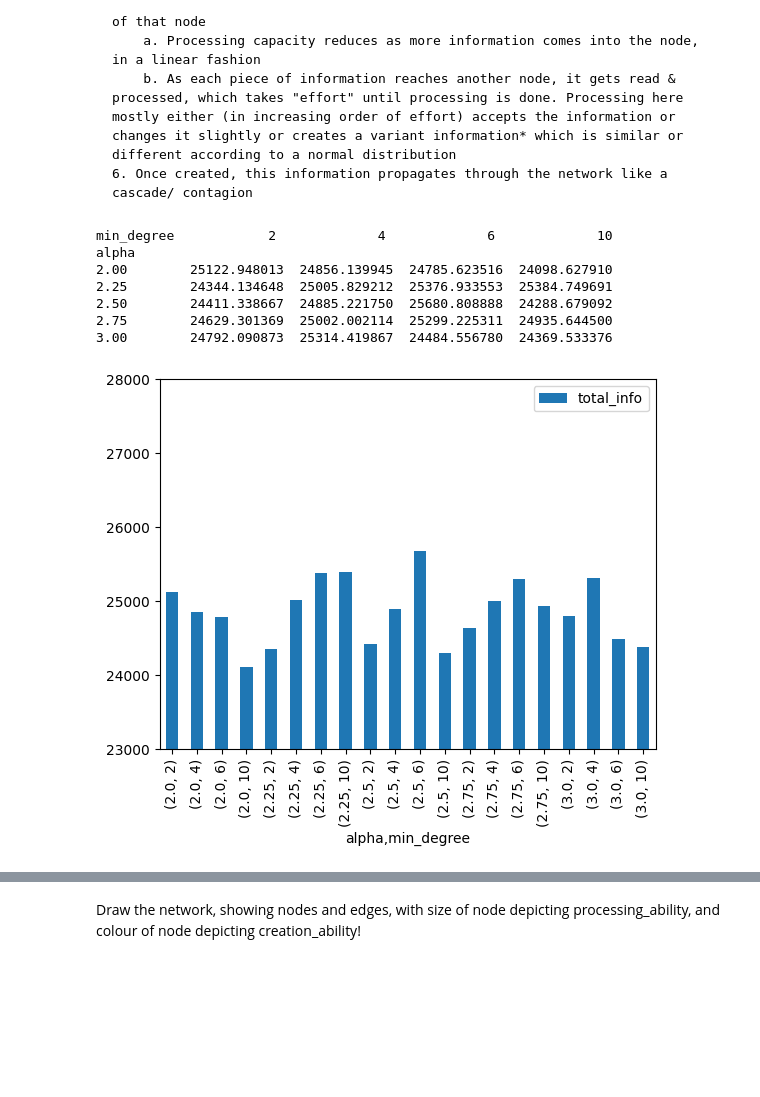
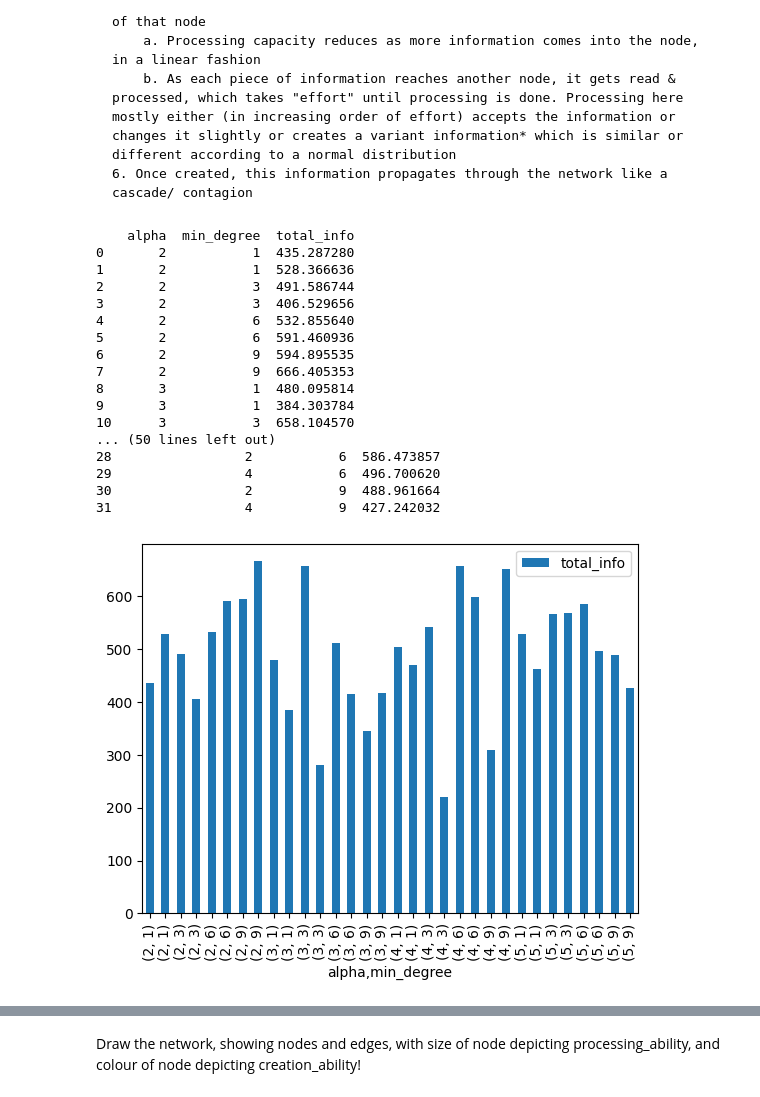
Before and after one commit to marquisdepolis/Network-Analysis, a Jupyter notebook: Network_Analysis.ipynb, the cells around one changed output, grey strips where cells are left out. Saved outputs shown, nothing was run; the diff lists cells and outputs as text; code cells hidden in the pictures; blank space fills up the shorter version.

```diff
--- a/Network_Analysis.ipynb
+++ b/Network_Analysis.ipynb
@@ -43,48 +43,66 @@ def run_simulation(num_nodes, min_degree, max_degree, alpha, processing_capacity
     num_steps = 100
     start_node = 0
     info_cascade = {node: np.random.uniform(0, 1) for node in G.nodes()}
     for i in range(num_steps):
         new_info_cascade = {}
         for node in G.nodes():
             # Calculate incoming information level at each node
             incoming_info = sum([info_cascade[n] for n in G.neighbors(node) if n in info_cascade])
             # Create new information at node
             new_info = create_information(incoming_info, processing_capacity[node], creation_ability[node])
             # Process incoming information and update new information level
             processed_info = process_information(new_info, processing_capacity[node])
             new_info_level = incoming_info + processed_info
             new_info_cascade[node] = new_info_level
         info_cascade = new_info_cascade
     # Calculate and return the sum of info_creation
     info_creation_sum = sum([create_information(sum([info_cascade[n] for n in G.neighbors(node) if n in info_cascade]), processing_capacity[node], creation_ability[node]) for node in G.nodes()])
     return G, processing_capacity, creation_ability, info_cascade, info_creation_sum
 
 #Input
-alpha_values = [2, 2.25, 2.5, 2.75, 3]
-min_degree_values = [2, 4, 6, 10]
+alpha_values = [2, 3, 4, 5]
+min_degree_values = [1, 3, 6, 9]
+creation_ability_scale_values = [2,4]
+max_degree=33
 info_creation_sums = []
 results = []
+results2 = []
 for alpha in alpha_values:
     for min_degree in min_degree_values:
-        G, processing_capacity, creation_ability, info_cascade, info_creation_sum = run_simulation(num_nodes=100, min_degree=min_degree, max_degree=20, alpha=alpha, processing_capacity_loc=50, processing_capacity_scale=10, creation_ability_loc=5, creation_ability_scale=1)
-        info_creation_sums.append(info_creation_sum)
-        # Append the results to the list
-        results.append({'alpha': alpha, 'min_degree': min_degree, 'total_info': (info_creation_sum)})
-
+        for creation in creation_ability_scale_values:
+            G, processing_capacity, creation_ability, info_cascade, info_creation_sum = run_simulation(num_nodes=100, min_degree=min_degree, max_degree=max_degree, alpha=alpha, processing_capacity_loc=5, processing_capacity_scale=2, creation_ability_loc=1, creation_ability_scale=creation)
+            info_creation_sums.append(info_creation_sum)
+            # Append the results to the list
+            results.append({'alpha': alpha, 'min_degree': min_degree, 'total_info': (info_creation_sum)})
+            results2.append({'creation_ability': creation, 'min_degree': min_degree, 'total_info': (info_creation_sum)})
 # Create a pandas dataframe from the results
 df = pd.DataFrame(results)
+df2 = pd.DataFrame(results2)
 # Pivot the dataframe to create a matrix layout
-pivot_df = df.pivot(index='alpha', columns='min_degree', values='total_info')
-print(pivot_df)
+# pivot_df = df.pivot(index='alpha', columns='min_degree', values='total_info')
+print(df)
+print(df2)
 
-df.set_index(['alpha', 'min_degree']).plot(y='total_info', kind='bar').set_ylim([23000,28000])
+df.set_index(['alpha', 'min_degree']).plot(y='total_info', kind='bar')#.set_ylim([23000,28000])
 plt.show()
+df2.set_index(['min_degree', 'creation_ability']).plot(y='total_info', kind='bar')#.set_ylim([23000,28000])
+plt.show()
 # %% [output]
-min_degree            2             4             6             10
-alpha
-2.00        25122.948013  24856.139945  24785.623516  24098.627910
-2.25        24344.134648  25005.829212  25376.933553  25384.749691
-2.50        24411.338667  24885.221750  25680.808888  24288.679092
-2.75        24629.301369  25002.002114  25299.225311  24935.644500
-3.00        24792.090873  25314.419867  24484.556780  24369.533376
+    alpha  min_degree  total_info
+0       2           1  435.287280
+1       2           1  528.366636
+2       2           3  491.586744
+3       2           3  406.529656
+4       2           6  532.855640
+5       2           6  591.460936
+6       2           9  594.895535
+7       2           9  666.405353
+8       3           1  480.095814
+9       3           1  384.303784
+10      3           3  658.104570
+... (50 lines left out)
+28                 2           6  586.473857
+29                 4           6  496.700620
+30                 2           9  488.961664
+31                 4           9  427.242032
-[figure, old version]
+[figure, new version]
```
Also changed, not shown: parts of 2 cells of this notebook, 1 other file.
